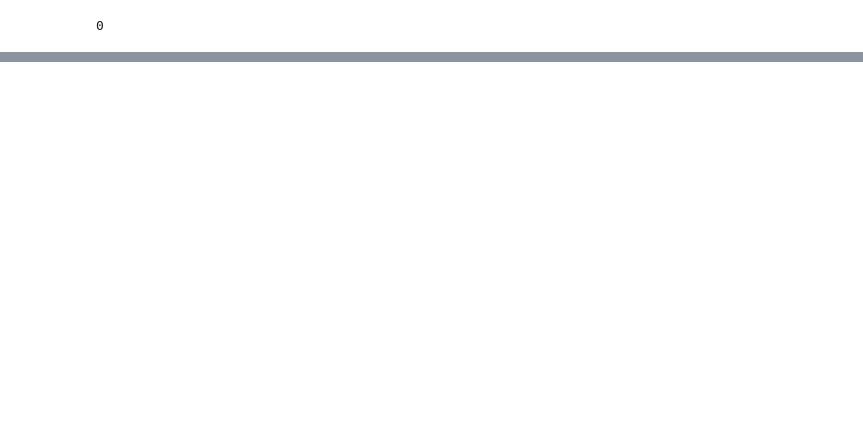
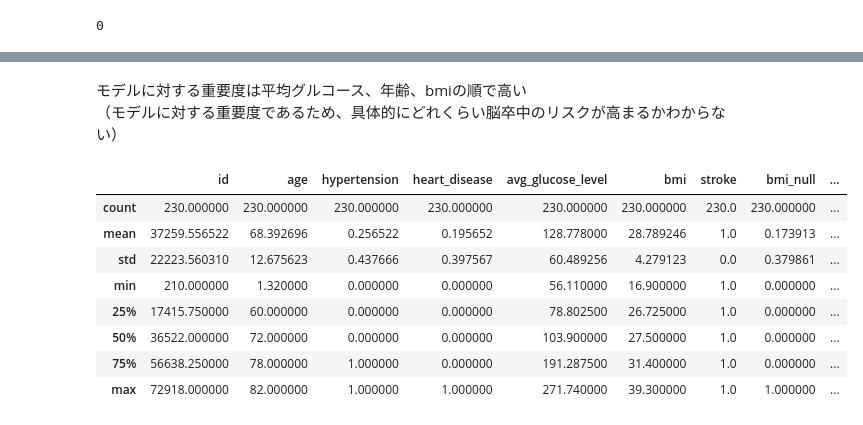
Before and after one commit to rikunisikawa/jupyternotebook_kaggle_stroke, a Jupyter notebook: stroke.ipynb, the cells around one changed output, grey strips where cells are left out. Saved outputs shown, nothing was run; the diff lists cells and outputs as text; code cells hidden in the pictures; blank space fills up the shorter version.

```diff
--- a/stroke.ipynb
+++ b/stroke.ipynb
@@ -323,0 +457,15 @@ model.predict([predict_data])[0]
+# %% [markdown]
+モデルに対する重要度は平均グルコース、年齢、bmiの順で高い
+（モデルに対する重要度であるため、具体的にどれくらい脳卒中のリスクが高まるかわからない）
+# %%
+dummied[dummied['stroke'] == 1].describe()
+# %% [output]
+|  | id | age | hypertension | heart_disease | avg_glucose_level | bmi | stroke | bmi_null | ... |
+| count | 230.000000 | 230.000000 | 230.000000 | 230.000000 | 230.000000 | 230.000000 | 230.0 | 230.000000 | ... |
+| mean | 37259.556522 | 68.392696 | 0.256522 | 0.195652 | 128.778000 | 28.789246 | 1.0 | 0.173913 | ... |
+| std | 22223.560310 | 12.675623 | 0.437666 | 0.397567 | 60.489256 | 4.279123 | 0.0 | 0.379861 | ... |
+| min | 210.000000 | 1.320000 | 0.000000 | 0.000000 | 56.110000 | 16.900000 | 1.0 | 0.000000 | ... |
+| 25% | 17415.750000 | 60.000000 | 0.000000 | 0.000000 | 78.802500 | 26.725000 | 1.0 | 0.000000 | ... |
+| 50% | 36522.000000 | 72.000000 | 0.000000 | 0.000000 | 103.900000 | 27.500000 | 1.0 | 0.000000 | ... |
+| 75% | 56638.250000 | 78.000000 | 1.000000 | 0.000000 | 191.287500 | 31.400000 | 1.0 | 0.000000 | ... |
+| max | 72918.000000 | 82.000000 | 1.000000 | 1.000000 | 271.740000 | 39.300000 | 1.0 | 1.000000 | ... |
```
Also changed, not shown: parts of 17 cells of this notebook.
